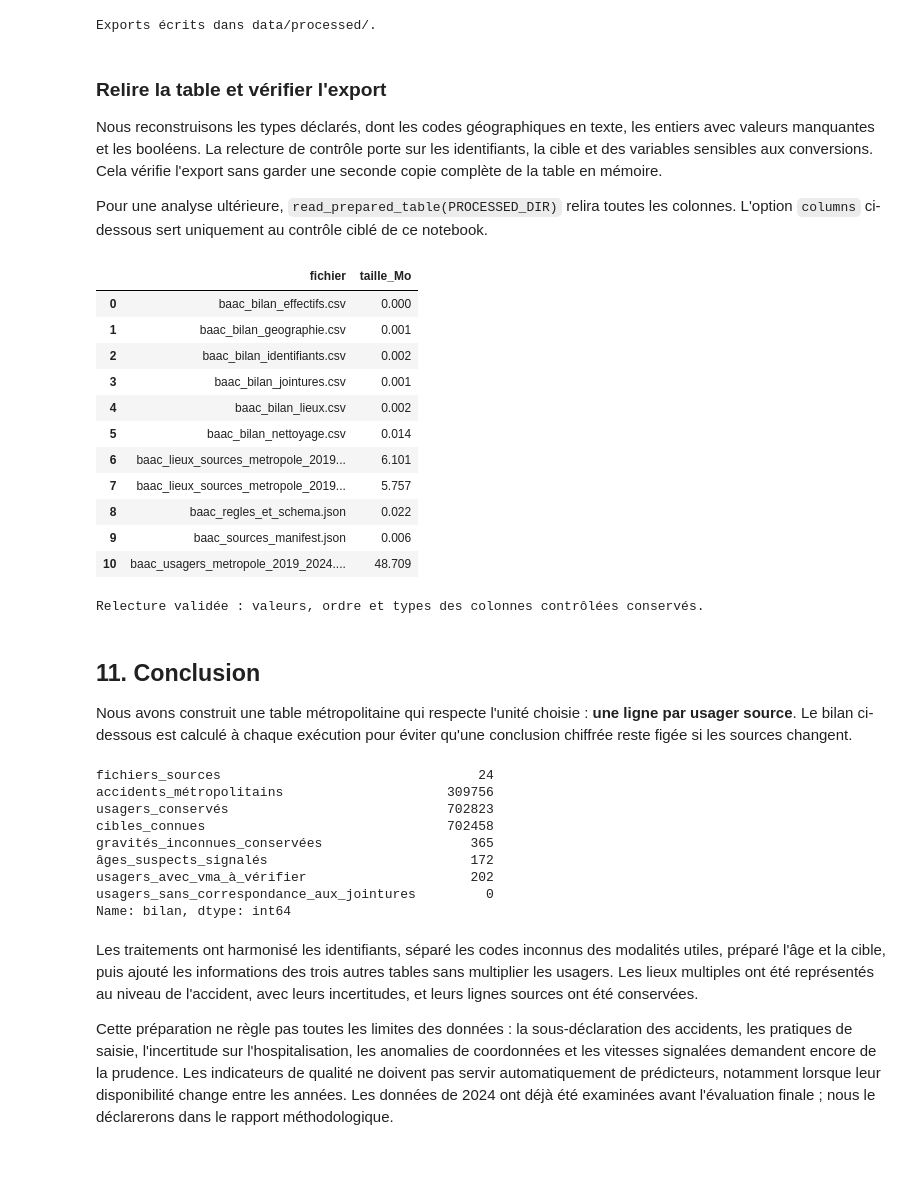
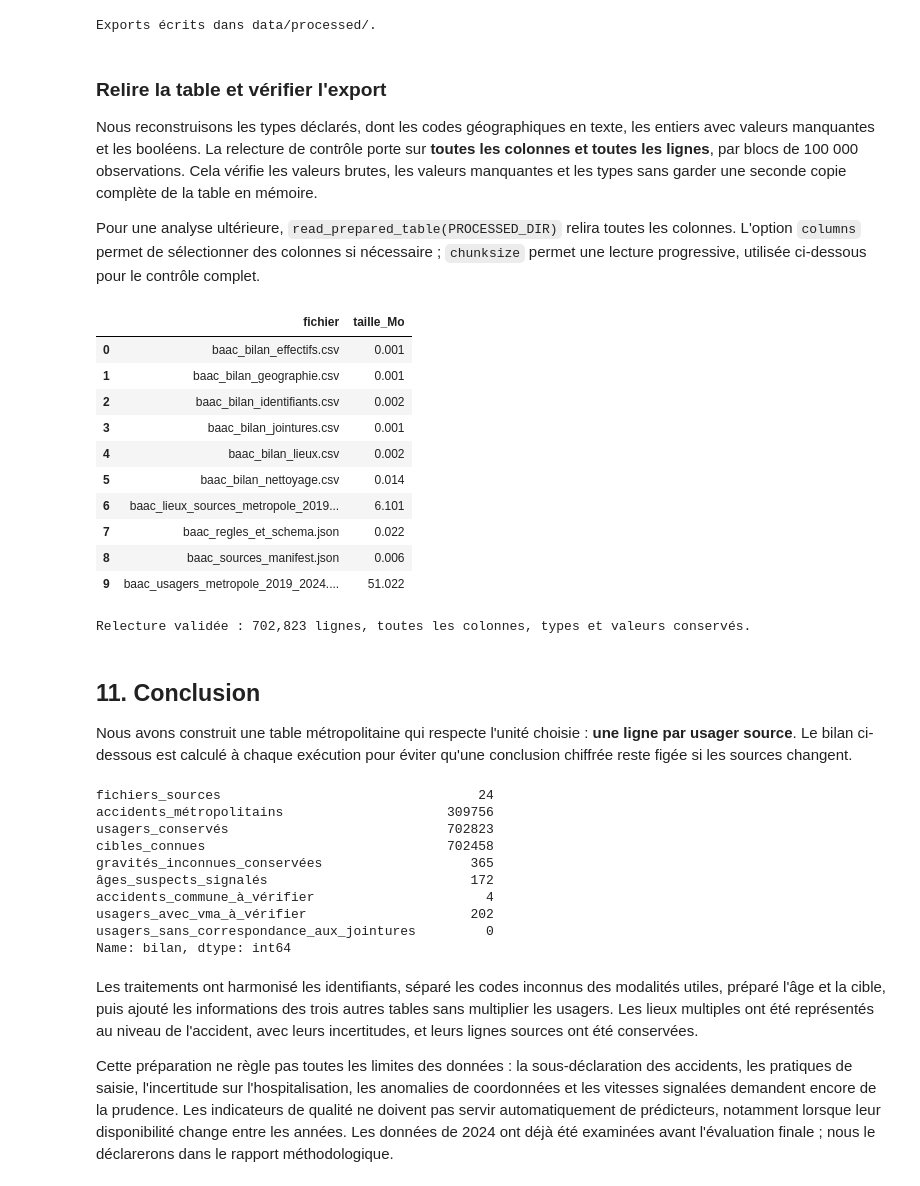
Before and after one commit to birane-m/road-accident-severity-analysis, a Jupyter notebook: notebooks/03_data_preparation.ipynb, the cells around one changed output. Cells and saved outputs as stored; diff of their text form; code cells hidden in the pictures; blank space fills up the shorter version.

Commit message:
Review BAAC discovery, audit and data preparation notebooks

```diff
--- a/notebooks/03_data_preparation.ipynb
+++ b/notebooks/03_data_preparation.ipynb
@@ -60,6 +60,7 @@ METRO_DEPARTMENTS = {f"{i:02d}" for i in range(1, 96) if i != 20} | {"2A", "2B"}
 OVERSEAS_CODES_OBSERVED = {"971", "972", "973", "974", "975", "976", "977", "978", "986", "987", "988"}
 AGE_REVIEW_THRESHOLD = 110
 VMA_REVIEW_THRESHOLD = 130
+CSV_NA_TOKEN = "__BAAC_MANQUANT__"
 EXPORT_RESULTS = True
 
 print(f"Python {platform.python_version()} | pandas {pd.__version__}")
@@ -503,6 +519,8 @@ def prepare_one_year(year):
     tables = load_year(year)
     raw_users = tables["usagers"].drop(columns=["source_ligne_usagers", "source_fichier_usagers"])
     repeated_users = int(raw_users.duplicated().sum())
+    source_unknown_targets = int((~canonical_codes(raw_users["grav"]).isin(["1", "2", "3", "4"])).sum())
+    source_user_count = len(raw_users)
     tables = normalize_and_select(tables, year)
 
     users = prepare_users(tables["usagers"], year)
@@ -524,12 +542,15 @@ def prepare_one_year(year):
     users = attach_checked(users, accidents, ["Num_Acc"], "caractéristiques", year)
     users = attach_checked(users, locations, ["Num_Acc"], "lieux résumés", year)
     population_rows.append({
-        "année": year, "usagers_métropole": len(users),
+        "année": year, "usagers_source_complète": source_user_count,
+        "cibles_inconnues_source_complète": source_unknown_targets,
+        "usagers_métropole": len(users),
         "accidents_métropole": users["Num_Acc"].nunique(),
         "cible_0": int(users["cible_deces_hospitalisation"].eq(0).sum()),
         "cible_1": int(users["cible_deces_hospitalisation"].eq(1).sum()),
         "cible_inconnue": int(users["cible_deces_hospitalisation"].isna().sum()),
         "âges_suspects": int(users["age_suspect"].sum()),
+        "usagers_commune_à_vérifier": int(users["com_a_verifier"].sum()),
         "âges_manquants_après_traitement": int(users["age_manquant"].sum()),
         "véhicules_sans_usager_métropole": int(vehicle_coverage["_merge"].eq("left_only").sum()),
         "répétitions_exactes_usagers_source_complète": repeated_users,
@@ -811,7 +843,8 @@ def column_role(column):
 column_schema = [{"nom": col, "dtype": str(analysis_table[col].dtype), "rôle": column_role(col)}
                  for col in analysis_table.columns]
 preparation_metadata = {
-    "version_regles": "1.0", "date_decision": "2026-10-16",
+    "version_regles": "1.1",
+    "marqueur_na_csv": CSV_NA_TOKEN, "date_decision": "2026-10-16",
     "environnement": {"python": platform.python_version(), "pandas": pd.__version__},
     "perimetre": "France métropolitaine, Corse comprise, 2019-2024",
     "unite": "un usager source par ligne ; aucun suivi longitudinal des personnes",
@@ -826,6 +859,9 @@ preparation_metadata = {
               "connue_et_inconnue": "conserver si unique et signaler information partielle",
               "toutes_inconnues": "manquante",
               "source_explication": "Réponse DSR ONISR du 12 décembre 2024, discussion lieux-2023 sur data.gouv.fr"},
+    "commune": {"format": "5 chiffres, ou 2A/2B suivi de 3 chiffres",
+                 "format_non_interpretable": "manquante, valeur brute conservée",
+                 "prefixe_different_du_departement": "valeur conservée avec alerte, à examiner"},
     "vma": {"valeurs_non_positives": "manquantes", "seuil_alerte": VMA_REVIEW_THRESHOLD,
             "au_dessus_du_seuil": "conservée avec alerte, à examiner avant exploitation"},
     "codes_documentes": DOCUMENTED_CODES,
@@ -844,7 +880,10 @@ preparation_metadata = {
 
 def write_csv_atomic(df, destination, compressed=False):
     temporary = destination.with_name(destination.name + ".tmp")
-    df.to_csv(temporary, index=False, encoding="utf-8", na_rep="",
+    text_columns = df.select_dtypes(include=["object", "string"]).columns
+    if any(df[col].eq(CSV_NA_TOKEN).any() for col in text_columns):
+        raise ValueError("Le marqueur réservé aux valeurs manquantes existe dans les données.")
+    df.to_csv(temporary, index=False, encoding="utf-8", na_rep=CSV_NA_TOKEN,
               compression={"method": "gzip", "compresslevel": 6, "mtime": 0} if compressed else None)
     os.replace(temporary, destination)
 
@@ -878,56 +917,63 @@ Exports écrits dans data/processed/.
 ### Relire la table et vérifier l'export
 
 Nous reconstruisons les types déclarés, dont les codes géographiques en texte, les
-entiers avec valeurs manquantes et les booléens. La relecture de contrôle porte sur les
-identifiants, la cible et des variables sensibles aux conversions. Cela vérifie l'export
-sans garder une seconde copie complète de la table en mémoire.
+entiers avec valeurs manquantes et les booléens. La relecture de contrôle porte sur **toutes les colonnes et toutes les lignes**, par blocs de 100 000 observations. Cela
+vérifie les valeurs brutes, les valeurs manquantes et les types sans garder une seconde
+copie complète de la table en mémoire.
 
 Pour une analyse ultérieure, `read_prepared_table(PROCESSED_DIR)` relira toutes les colonnes.
-L'option `columns` ci-dessous sert uniquement au contrôle ciblé de ce notebook.
+L'option `columns` permet de sélectionner des colonnes si nécessaire ; `chunksize`
+permet une lecture progressive, utilisée ci-dessous pour le contrôle complet.
 # %%
-def read_prepared_table(folder, columns=None):
+def read_prepared_table(folder, columns=None, chunksize=None):
     schema = json.loads((folder / "baac_regles_et_schema.json").read_text(encoding="utf-8"))
     selected = [entry for entry in schema["colonnes"] if columns is None or entry["nom"] in columns]
     date_cols = [entry["nom"] for entry in selected if entry["dtype"].startswith("datetime64")]
     dtypes = {entry["nom"]: entry["dtype"] for entry in selected if entry["nom"] not in date_cols}
     loaded = pd.read_csv(folder / "baac_usagers_metropole_2019_2024.csv.gz",
                          dtype=dtypes, parse_dates=date_cols, usecols=columns,
-                         keep_default_na=False, na_values=[""])
-    # La résolution des dates inférée à la lecture peut varier entre versions de pandas.
-    for entry in selected:
-        if entry["nom"] in date_cols:
-            loaded[entry["nom"]] = loaded[entry["nom"]].astype(entry["dtype"])
-    return loaded
+                         keep_default_na=False, na_values=[schema["marqueur_na_csv"]],
+                         float_precision="round_trip", chunksize=chunksize)
+
+    def restore_dates(frame):
+        # La résolution inférée des dates peut varier entre versions de pandas.
+        for entry in selected:
+            if entry["nom"] in date_cols:
+                frame[entry["nom"]] = frame[entry["nom"]].astype(entry["dtype"])
+        return frame
+
+    if chunksize is None:
+        return restore_dates(loaded)
+    return (restore_dates(chunk) for chunk in loaded)
 
 if EXPORT_RESULTS:
-    roundtrip_columns = ["id_observation", "annee_source", "source_ligne_usagers", "dep",
-                         "grav", "grav_brut", "cible_deces_hospitalisation", "cible_connue",
-                         "age_approx", "age_suspect", "date_accident", "role_temporel",
-                         "lieu_vma", "lieu_vma_desaccord", "lieu_vma_partiel"]
-    reloaded = read_prepared_table(PROCESSED_DIR, columns=roundtrip_columns)
-    for col in roundtrip_columns:
-        pd.testing.assert_series_equal(analysis_table[col], reloaded[col], check_dtype=True)
-    del reloaded
+    offset = 0
+    for chunk in read_prepared_table(PROCESSED_DIR, chunksize=100_000):
+        expected = analysis_table.iloc[offset:offset + len(chunk)].reset_index(drop=True)
+        pd.testing.assert_frame_equal(expected, chunk.reset_index(drop=True),
+                                      check_dtype=True, check_exact=True)
+        offset += len(chunk)
+    assert offset == len(analysis_table)
+    del chunk, expected
     export_summary = pd.DataFrame([
         {"fichier": p.name, "taille_Mo": round(p.stat().st_size / 1_000_000, 3)}
         for p in sorted(PROCESSED_DIR.glob("baac_*")) if p.is_file()
     ])
     display(export_summary)
-    print("Relecture validée : valeurs, ordre et types des colonnes contrôlées conservés.")
+    print(f"Relecture validée : {offset:,} lignes, toutes les colonnes, types et valeurs conservés.")
 # %% [output]
 |  | fichier | taille_Mo |
-| 0 | baac_bilan_effectifs.csv | 0.000 |
+| 0 | baac_bilan_effectifs.csv | 0.001 |
 | 1 | baac_bilan_geographie.csv | 0.001 |
 | 2 | baac_bilan_identifiants.csv | 0.002 |
 | 3 | baac_bilan_jointures.csv | 0.001 |
 | 4 | baac_bilan_lieux.csv | 0.002 |
 | 5 | baac_bilan_nettoyage.csv | 0.014 |
 | 6 | baac_lieux_sources_metropole_2019... | 6.101 |
-| 7 | baac_lieux_sources_metropole_2019... | 5.757 |
-| 8 | baac_regles_et_schema.json | 0.022 |
-| 9 | baac_sources_manifest.json | 0.006 |
-| 10 | baac_usagers_metropole_2019_2024.... | 48.709 |
+| 7 | baac_regles_et_schema.json | 0.022 |
+| 8 | baac_sources_manifest.json | 0.006 |
+| 9 | baac_usagers_metropole_2019_2024.... | 51.022 |
-Relecture validée : valeurs, ordre et types des colonnes contrôlées conservés.
+Relecture validée : 702,823 lignes, toutes les colonnes, types et valeurs conservés.
 # %% [markdown]
 ## 11. Conclusion
 
@@ -942,6 +988,7 @@ summary = pd.Series({
     "cibles_connues": int(analysis_table["cible_connue"].sum()),
     "gravités_inconnues_conservées": int((~analysis_table["cible_connue"]).sum()),
     "âges_suspects_signalés": int(analysis_table["age_suspect"].sum()),
+    "accidents_commune_à_vérifier": int(analysis_table.loc[analysis_table["com_a_verifier"], ["annee_source", "Num_Acc"]].drop_duplicates().shape[0]),
     "usagers_avec_vma_à_vérifier": int(analysis_table["lieu_vma_a_verifier"].sum()),
     "usagers_sans_correspondance_aux_jointures": int(join_report["sans_correspondance"].sum()),
 }, name="bilan")
@@ -953,6 +1000,7 @@ usagers_conservés                            702823
 cibles_connues                               702458
 gravités_inconnues_conservées                   365
 âges_suspects_signalés                          172
+accidents_commune_à_vérifier                      4
 usagers_avec_vma_à_vérifier                     202
 usagers_sans_correspondance_aux_jointures         0
 Name: bilan, dtype: int64
```
Also changed, not shown: parts of 9 cells of this notebook, 2 other files.
